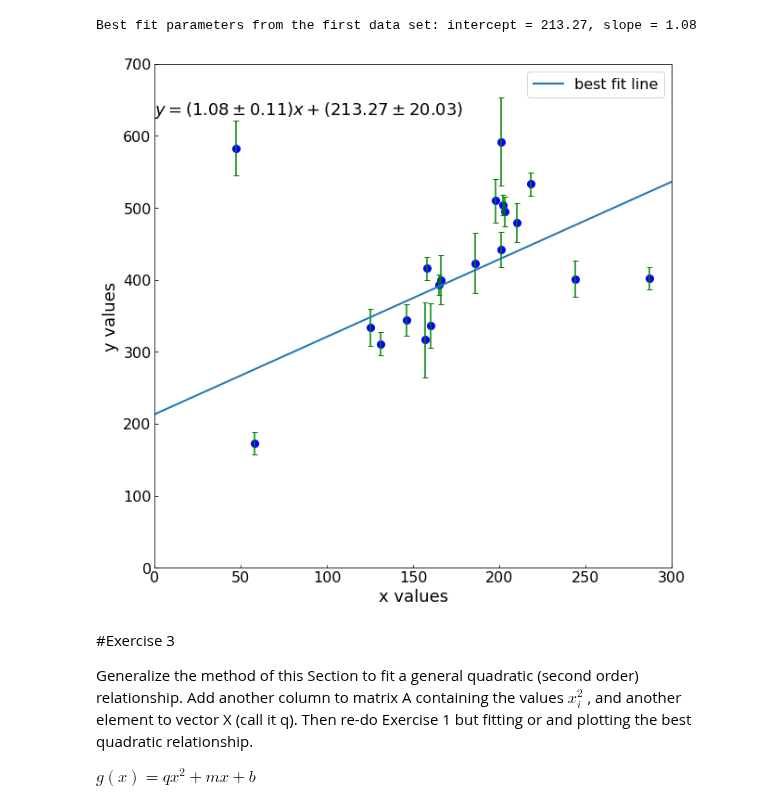
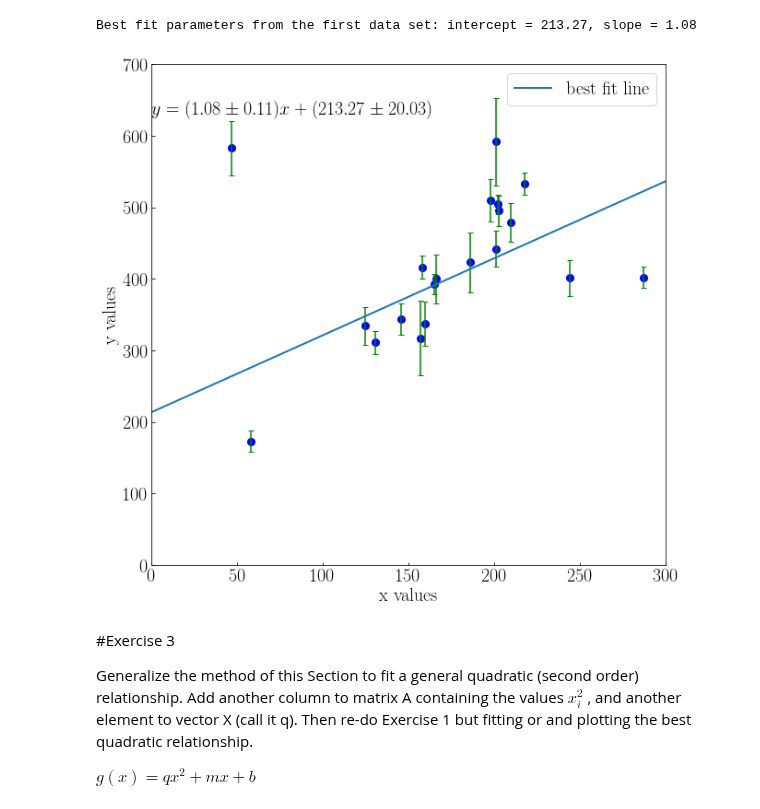
Before and after one commit to ahmadryan/MLTSA_RQudsi, a Jupyter notebook: HW1_RQudsi/HW1_ExtraCredit_RQudsi.ipynb, the cells around one changed output. Drawn from its saved outputs; the diff is of its cells as text; code cells hidden in the pictures.

```diff
--- a/HW1_RQudsi/HW1_ExtraCredit_RQudsi.ipynb
+++ b/HW1_RQudsi/HW1_ExtraCredit_RQudsi.ipynb
@@ -68,3 +92,9 @@ del_m = np.sqrt(np.abs(C_theta[1,1]))
+# %%
+# Set the fontstyle to Times New Roman
+
+font = { 'family' : 'Times New Roman', 'weight' : 'normal', 'size' : 10 }
+plt.rc( 'font', **font )
+plt.rc('text', usetex=True)
 # %%
 
 # Define a function to plot a line given the x-values, slope and intercept
@@ -75,10 +105,6 @@ def plotline( x, m, c, marker=None, ls=None, lw=None, label=None ):
 
     ax.plot( x, y, marker=marker, ls=ls, lw=lw, label=label )
 
-font = { 'family' : 'Times New Roman', 'weight' : 'normal', 'size' : 10 }
-plt.rc( 'font', **font )
-plt.rc('text', usetex=False)
-
 ax = plt.figure(figsize=(10,10)).add_subplot(111)
 
 plotline( np.linspace(0, 300, 100), best_fit[1], best_fit[0], ls='-', lw=2, label='best fit line')
@@ -86,13 +112,13 @@ plotline( np.linspace(0, 300, 100), best_fit[1], best_fit[0], ls='-', lw=2, labe
 text = r'$y= ( %s \pm %s )x + (%s \pm %s )$' %(round( best_fit[1], 2 ), round( del_m, 2 ), round( best_fit[0], 2), round( del_b,2 ) )
 
 ax.errorbar( x, y, yerr=s_y, ls='', marker='o', c='b', ms=8, ecolor='g', capsize=3, barsabove=True )
-ax.text( 0, .9, text, transform=ax.transAxes, fontsize=18)
+ax.text( 0, .9, text, transform=ax.transAxes, fontsize=20)
 
 ax.legend( fontsize=16 )
 
-ax.tick_params( axis='both', which='both', direction='in', labelsize=16 )
-ax.set_xlabel( 'x values', fontsize=18)
-ax.set_ylabel( 'y values', fontsize=18)
+ax.tick_params( axis='both', which='both', direction='in', labelsize=20 )
+ax.set_xlabel( 'x values', fontsize=20 )
+ax.set_ylabel( 'y values', fontsize=20 )
 
 ax.set_xlim( 0, 300 )
 ax.set_ylim( 0, 700 );
@@ -133,25 +159,25 @@ del_m = np.sqrt(np.abs(C_theta[1,1]))
 # %%
 # Define a new plot
 
 ax = plt.figure(figsize=(10,10)).add_subplot(111)
 
 plotline( np.linspace(0, 300, 100), best_fit[1], best_fit[0], ls='-', lw=2, label='best fit line')
 
 text = r'$y= ( %s \pm %s )x + (%s \pm %s )$' %(round( best_fit[1], 2 ), round( del_m, 2 ), round( best_fit[0], 2), round( del_b,2 ) )
 
 ax.errorbar( x, y, yerr=s_y, ls='', marker='o', c='b', ms=8, ecolor='g', capsize=3, barsabove=True )
-ax.text( 0, .9, text, transform=ax.transAxes, fontsize=18)
+ax.text( 0, .9, text, transform=ax.transAxes, fontsize=20)
 
-ax.legend( fontsize=16 )
+ax.legend( fontsize=20 )
 
-ax.tick_params( axis='both', which='both', direction='in', labelsize=16 )
-ax.set_xlabel( 'x values', fontsize=18)
-ax.set_ylabel( 'y values', fontsize=18)
+ax.tick_params( axis='both', which='both', direction='in', labelsize=20 )
+ax.set_xlabel( 'x values', fontsize=20 )
+ax.set_ylabel( 'y values', fontsize=20 )
 
 ax.set_xlim( 0, 300 )
 ax.set_ylim( 0, 700 );
 # %% [output]
-[figure, old version]
+[figure, new version]
 # %% [markdown]
 #Exercise 3
 
```
Also changed, not shown: parts of 5 cells of this notebook.
